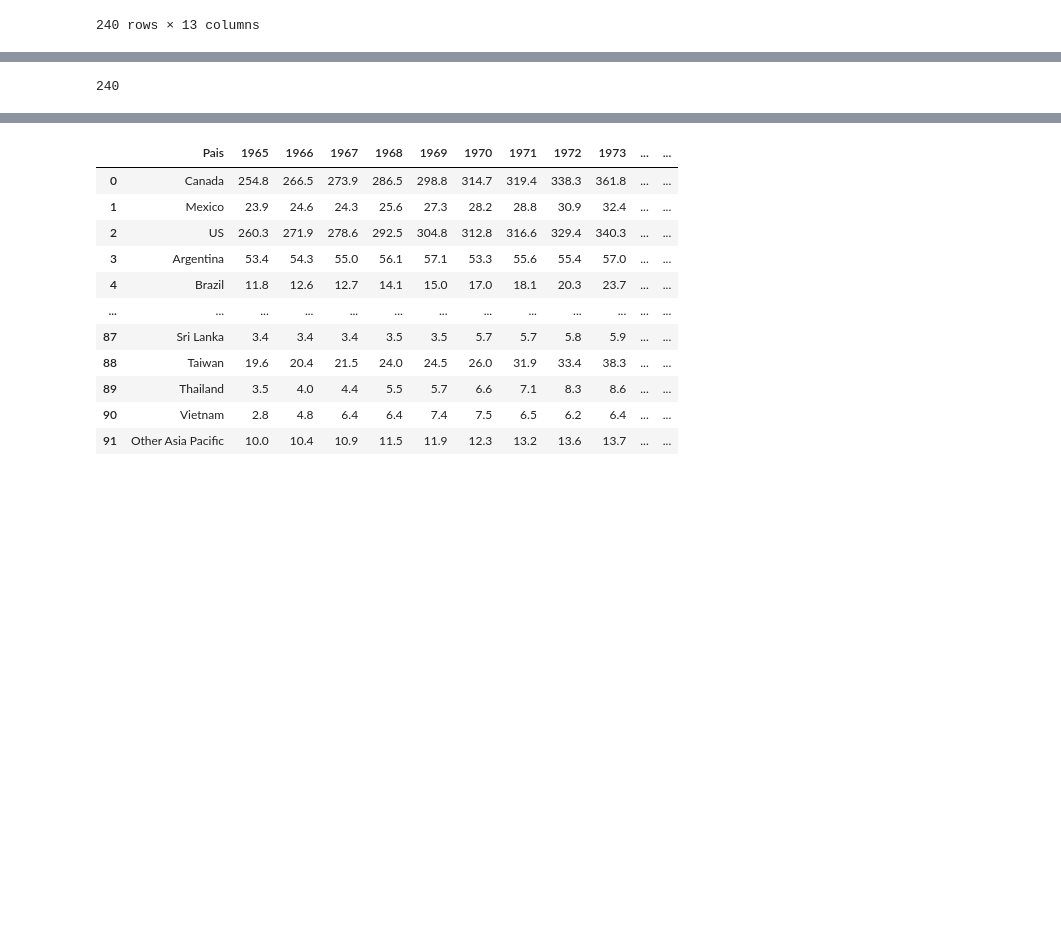
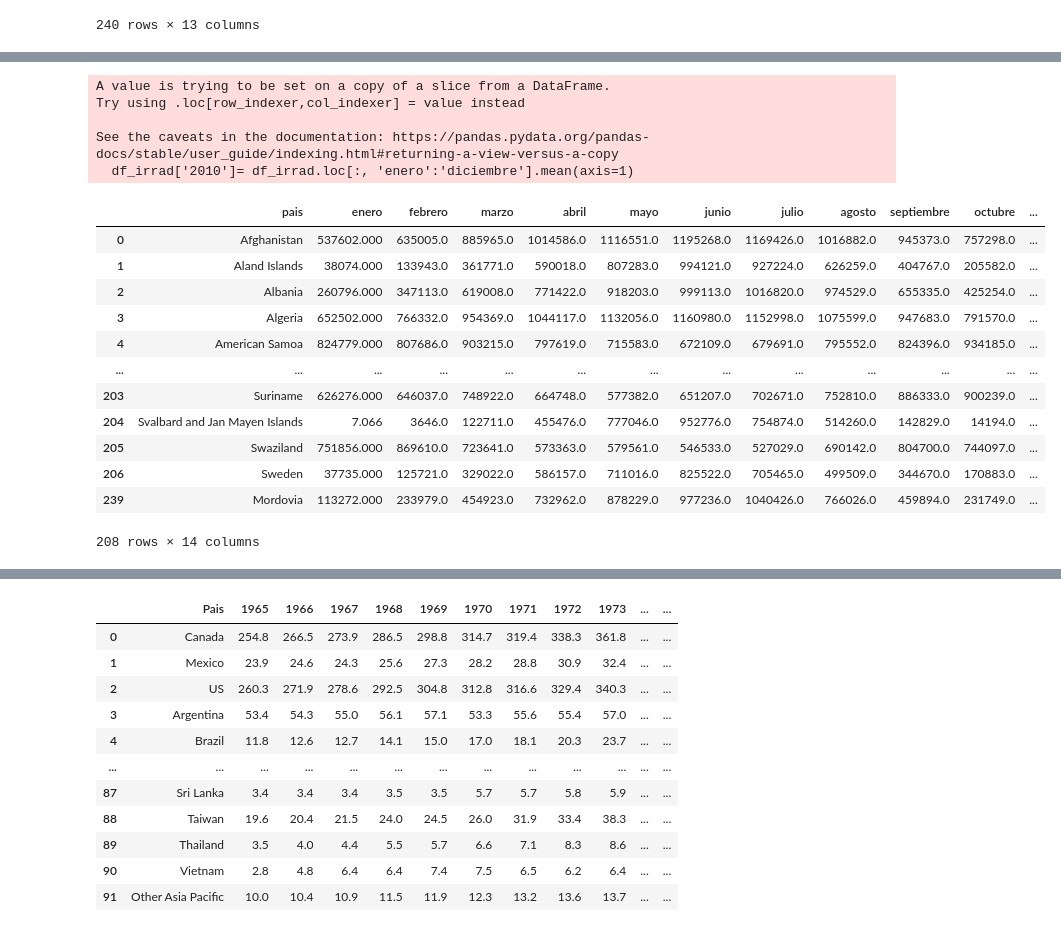
Before and after one commit to MAKACT/proyectoConsumoEnergiaEquipo5, a Jupyter notebook: seleccion.ipynb, the cells around one changed output, grey strips where cells are left out. Drawn from its saved outputs; the diff is of its cells as text; code cells hidden in the pictures; blank space fills up the shorter version.

```diff
--- a/seleccion.ipynb
+++ b/seleccion.ipynb
@@ -58,4 +150,24 @@ df_irrad
+# %%
+df_irrad['2010']= df_irrad.loc[:, 'enero':'diciembre'].mean(axis=1)
+df_irrad
+# %% [output]
+A value is trying to be set on a copy of a slice from a DataFrame.
+Try using .loc[row_indexer,col_indexer] = value instead
+
+See the caveats in the documentation: https://pandas.pydata.org/pandas-docs/stable/user_guide/indexing.html#returning-a-view-versus-a-copy
+  df_irrad['2010']= df_irrad.loc[:, 'enero':'diciembre'].mean(axis=1)
+|  | pais | enero | febrero | marzo | abril | mayo | junio | julio | agosto | septiembre | octubre | ... |
+| 0 | Afghanistan | 537602.000 | 635005.0 | 885965.0 | 1014586.0 | 1116551.0 | 1195268.0 | 1169426.0 | 1016882.0 | 945373.0 | 757298.0 | ... |
+| 1 | Aland Islands | 38074.000 | 133943.0 | 361771.0 | 590018.0 | 807283.0 | 994121.0 | 927224.0 | 626259.0 | 404767.0 | 205582.0 | ... |
+| 2 | Albania | 260796.000 | 347113.0 | 619008.0 | 771422.0 | 918203.0 | 999113.0 | 1016820.0 | 974529.0 | 655335.0 | 425254.0 | ... |
+| 3 | Algeria | 652502.000 | 766332.0 | 954369.0 | 1044117.0 | 1132056.0 | 1160980.0 | 1152998.0 | 1075599.0 | 947683.0 | 791570.0 | ... |
+| 4 | American Samoa | 824779.000 | 807686.0 | 903215.0 | 797619.0 | 715583.0 | 672109.0 | 679691.0 | 795552.0 | 824396.0 | 934185.0 | ... |
+| ... | ... | ... | ... | ... | ... | ... | ... | ... | ... | ... | ... | ... |
+| 203 | Suriname | 626276.000 | 646037.0 | 748922.0 | 664748.0 | 577382.0 | 651207.0 | 702671.0 | 752810.0 | 886333.0 | 900239.0 | ... |
+| 204 | Svalbard and Jan Mayen Islands | 7.066 | 3646.0 | 122711.0 | 455476.0 | 777046.0 | 952776.0 | 754874.0 | 514260.0 | 142829.0 | 14194.0 | ... |
+| 205 | Swaziland | 751856.000 | 869610.0 | 723641.0 | 573363.0 | 579561.0 | 546533.0 | 527029.0 | 690142.0 | 804700.0 | 744097.0 | ... |
+| 206 | Sweden | 37735.000 | 125721.0 | 329022.0 | 586157.0 | 711016.0 | 825522.0 | 705465.0 | 499509.0 | 344670.0 | 170883.0 | ... |
+| 239 | Mordovia | 113272.000 | 233979.0 | 454923.0 | 732962.0 | 878229.0 | 977236.0 | 1040426.0 | 766026.0 | 459894.0 | 231749.0 | ... |
+208 rows × 14 columns
 # %%
-len(df_irrad['pais'].unique())
+df_irradicacion_1021=df_irrad[['pais', '2010']]
-# %% [output]
-240
```
Also changed, not shown: parts of 22 cells of this notebook, 26 other files.
